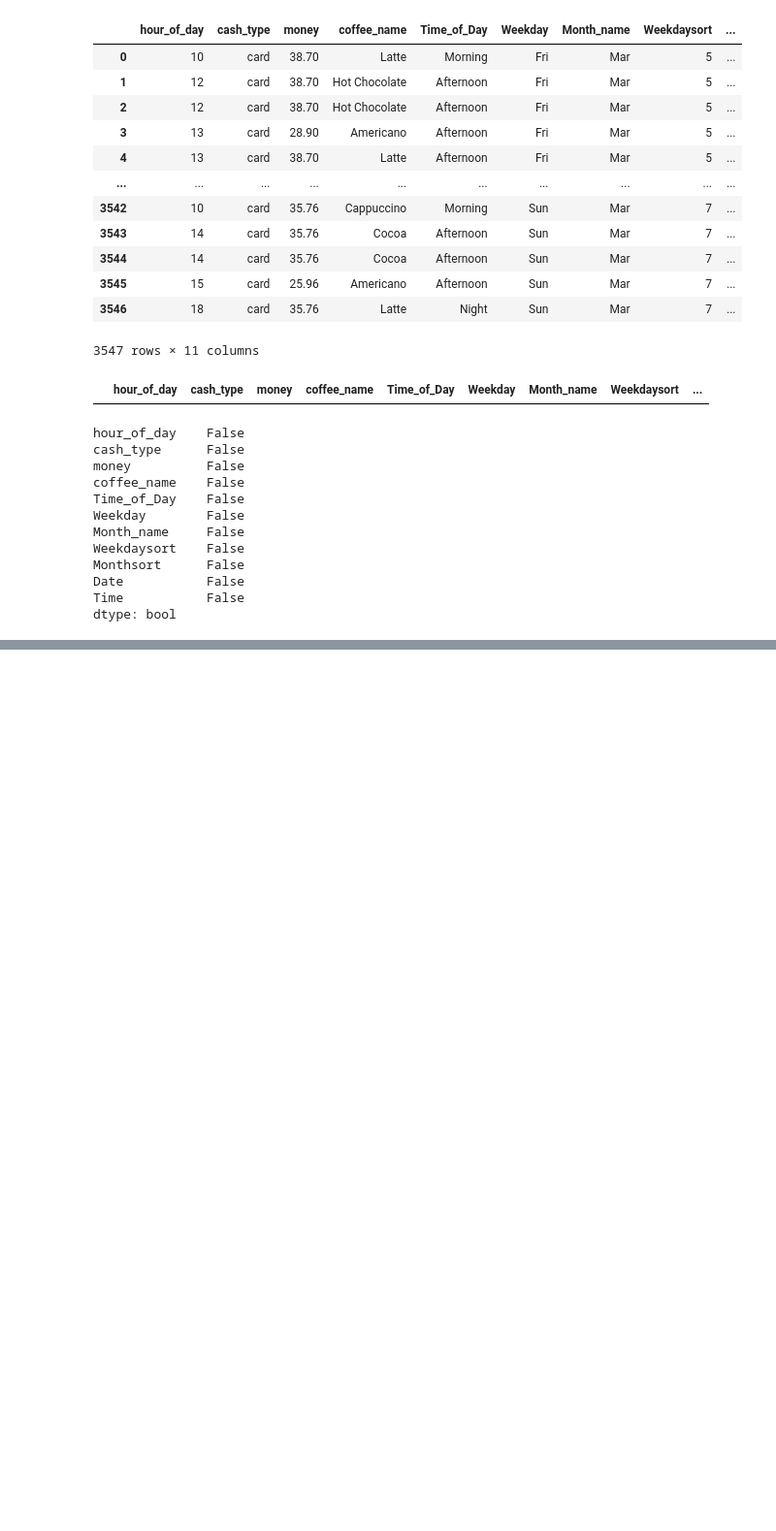
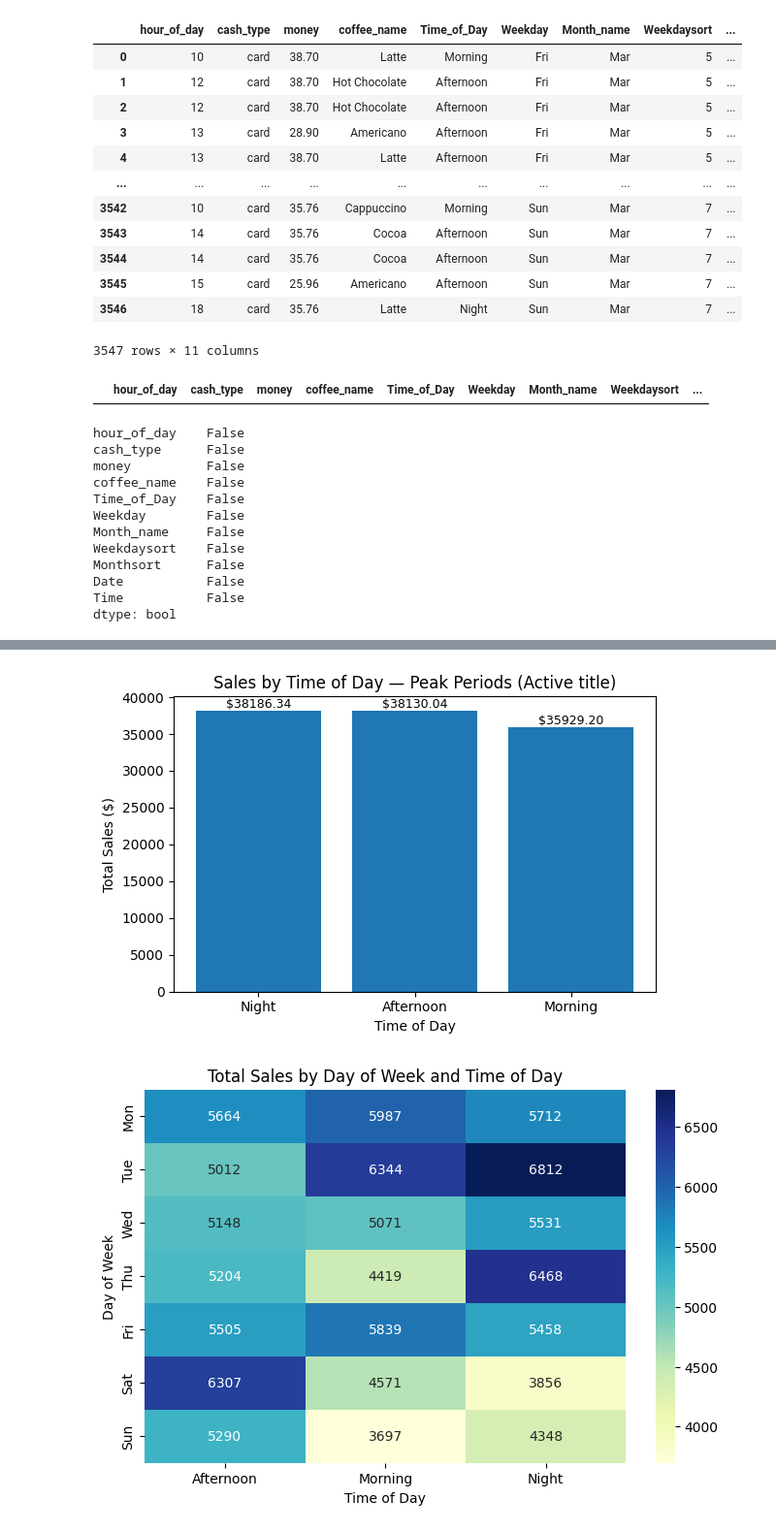
Before and after one commit to visheshgupta19/Memo-Assignment, a Jupyter notebook: memo.ipynb, the cells around one changed output, grey strips where cells are left out. Shown at 97% size. Cells and saved outputs as stored; diff of their text form; code cells hidden in the pictures; blank space fills up the shorter version.

```diff
--- a/memo.ipynb
+++ b/memo.ipynb
@@ -356,0 +186,35 @@ Text(0.5, 1.0, 'Coffee Popularity vs. Revenue')
+# %%
+"""
+1. First graph gives us the total sales
+2. Secodn graph gives us the sales broken down by day for the 3 slots
+TODO:
+1. Make this an active title
+2. on the x axis define what meaning morning after noon eveing
+3. move the y axis label to the top and have padding between the title and the label
+4. remove the top and right box line for more space
+5. Maybe we can facet these two graphs
+"""
+
+plt.figure(figsize=(6, 4))
+plt.bar(sales_by_timeofday["Time_of_Day"], sales_by_timeofday["money"])
+plt.xlabel("Time of Day")
+plt.ylabel("Total Sales ($)")
+plt.title("Sales by Time of Day — Peak Periods (Active title)")
+for idx, val in enumerate(sales_by_timeofday["money"]):
+    plt.text(idx, val + 0.5, f"${val:.2f}", ha="center", va="bottom", fontsize=9)
+plt.tight_layout()
+plt.show()
+
+pivot_sales = df.pivot_table(
+    index="Weekday", columns="Time_of_Day", values="money", aggfunc="sum"
+)
+
+plt.figure(figsize=(8, 5))
+sns.heatmap(pivot_sales, annot=True, fmt=".0f", cmap="YlGnBu")
+plt.title("Total Sales by Day of Week and Time of Day")
+plt.xlabel("Time of Day")
+plt.ylabel("Day of Week")
+plt.show()
+# %% [output]
+[figure, added]
+[figure, added]
```
Also changed, not shown: parts of 36 cells of this notebook, 1 other file.
